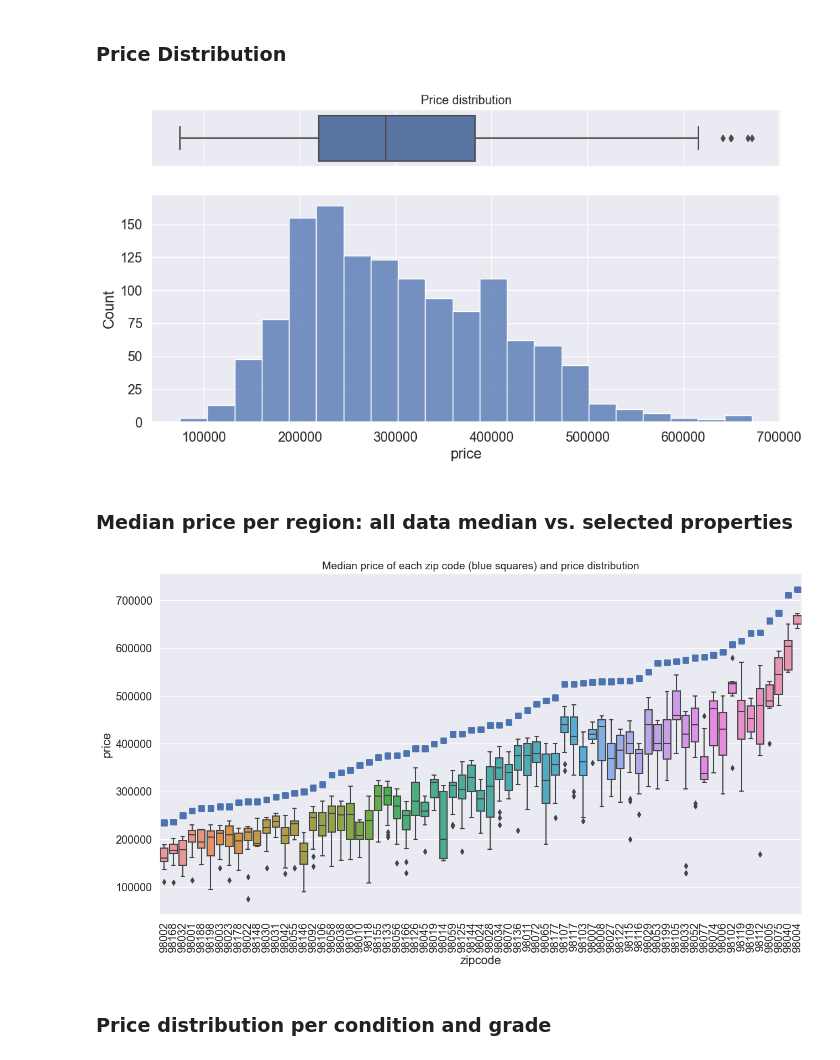
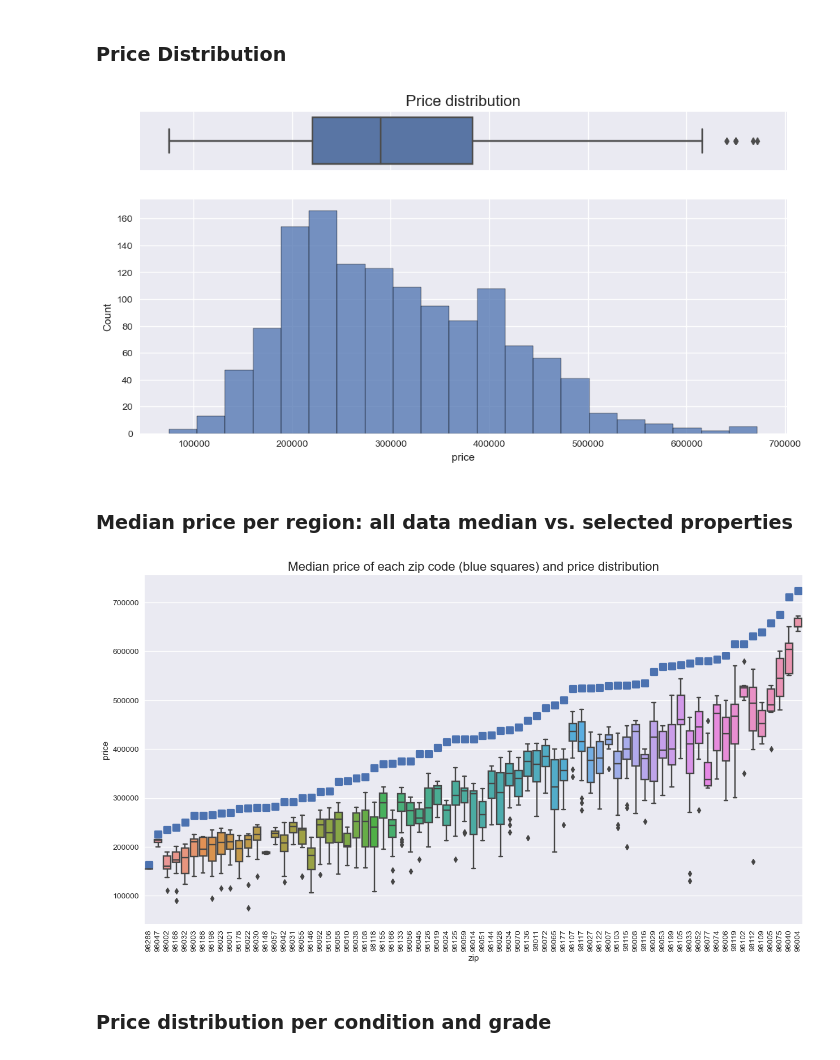
Before and after one commit to ricardobgarcia/kc_house_project, a Jupyter notebook: project_kc_house_dataset.ipynb, the cells around one changed output. Cells and saved outputs as stored; diff of their text form; code cells hidden in the pictures.

```diff
--- a/project_kc_house_dataset.ipynb
+++ b/project_kc_house_dataset.ipynb
@@ -42,7 +72,7 @@ import seaborn as sns
 # %%
 # Values up to 2 decimals 0.00
 pd.set_option('display.float_format', '{:.2f}'.format )
-# Plot font scale
-sns.set(font_scale=1.3)
+# plots with seaborn style
+plt.style.use('seaborn')
 # %% [markdown]
 # Data
@@ -833,7 +1054,7 @@ def select_properties( dataset, percentile):
 
     # Initialize useful lists
     buying_months = [1, 2, 11, 12]
-    zipcodes = sorted(df_buy['zipcode'].unique())
+    zipcodes = sorted(df_buy['zip'].unique())
 
 
     # Market time
@@ -847,25 +1068,25 @@ def select_properties( dataset, percentile):
     # Select prices below the quantile cutoff
     for region in zipcodes:
         # Median price of the region
-        price_mdn = dataset.loc[dataset['zipcode'] == region, 'price'].quantile(0.50)
-        df_buy.loc[df_buy['zipcode'] == region, 'price_mdn'] = price_mdn
+        price_mdn = dataset.loc[dataset['zip'] == region, 'price'].quantile(0.50)
+        df_buy.loc[df_buy['zip'] == region, 'price_mdn'] = price_mdn
 
         # Select prices below the percentile cutoff informed
-        cutoff = df_buy.loc[df_buy['zipcode'] == region, 'price'].quantile(percentile)
-        idx_to_drop = df_buy[(df_buy['zipcode'] == region) & (df_buy['price'] >= cutoff)].index
+        cutoff = df_buy.loc[df_buy['zip'] == region, 'price'].quantile(percentile)
+        idx_to_drop = df_buy[(df_buy['zip'] == region) & (df_buy['price'] >= cutoff)].index
         df_buy.drop(idx_to_drop, inplace=True)
 
-
-
-    # Estimating improvement costs
+    # Estimating improvement costs: criteria
     df_buy['est_costs'] = df_buy['condition'].apply(lambda x: 3 if x <= 2 else
                                                               2 if x <= 4 else
                                                               1.5)
-
+    # Computing the estimated improvement costs
     df_buy['est_costs'] = df_buy['est_costs'] * df_buy['sqft_living']
 
+    # Computing the estimated investment: price + costs
     df_buy['est_investment'] = df_buy['price'] + df_buy['est_costs']
 
+    # Computing the percent of estimated costs
     df_buy['est_costs %'] = ( (df_buy['est_investment'] / df_buy['price']) -1) * 100
 
     # Filter and order by 'est_costs %'
@@ -1033,7 +1286,7 @@ f, (ax_box, ax_hist) = plt.subplots(2,
                                     figsize=(12, 6))
 
 # assigning a graph to each ax
-ax_box.set_title('Price distribution', fontsize=13)
+ax_box.set_title('Price distribution', fontsize=16)
 # Plots
 sns.boxplot(data=df_selection, x='price', ax=ax_box)
 sns.histplot(data=df_selection, x='price', ax=ax_hist)
@@ -1042,38 +1295,35 @@ sns.histplot(data=df_selection, x='price', ax=ax_hist)
 ax_box.set(xlabel='')
 plt.show()
 # %% [output]
-[figure, old version]
+[figure, new version]
 # %% [markdown]
 ### Median price per region: all data median vs. selected properties
 # %%
+# Create a plot
 fig = plt.figure(figsize=(15, 8))
 specs = gridspec.GridSpec(nrows=1, ncols=1 , figure=fig)
 
 ax1 = fig.add_subplot(specs[0, 0])
 
-# Median prices of the selected properties
-df = df_selection[['zipcode','price_mdn', 'price']].sort_values('price_mdn')#.reset_index()
-df['zipcode'] = df['zipcode'].astype(str)
-#df.columns=['zipcode', 'price']
+# DF sorted by median prices
+df = df_selection[['zip','price_mdn', 'price']].sort_values('price_mdn')#.reset_index()
+# ZIP is converted to string so x axis become categorial
+df['zip'] = df['zip'].astype(str)
 
-# Median prices of all properties
-df2 = df_selection[['zipcode', 'price_mdn', 'price']].sort_values('price_mdn')
-df2['zipcode'] = df2['zipcode'].astype(str)
-
-# Plot median
-sns.pointplot(data=df2, x='zipcode',
+# Plot the median price of zip region
+sns.pointplot(data=df, x='zip',
                         y='price_mdn',
                         markers = 's',
                         linestyles='', ax=ax1)
 
-# Plot
-sns.boxplot(data=df, y='price', x='zipcode', ax=ax1)
+# Plot the selected prices distribution
+sns.boxplot(data=df, y='price', x='zip', ax=ax1)
 
-ax1.set_title('Median price of each zip code (blue squares) and price distribution', fontsize=14)
+ax1.set_title('Median price of each zip code (blue squares) and price distribution', fontsize=16)
 ax1.tick_params(axis='x', labelrotation=90)
 plt.show()
 # %% [output]
-[figure, old version]
+[figure, new version]
 # %% [markdown]
 ### Price distribution per condition and grade
 # %%
```
Also changed, not shown: parts of 89 cells of this notebook.
